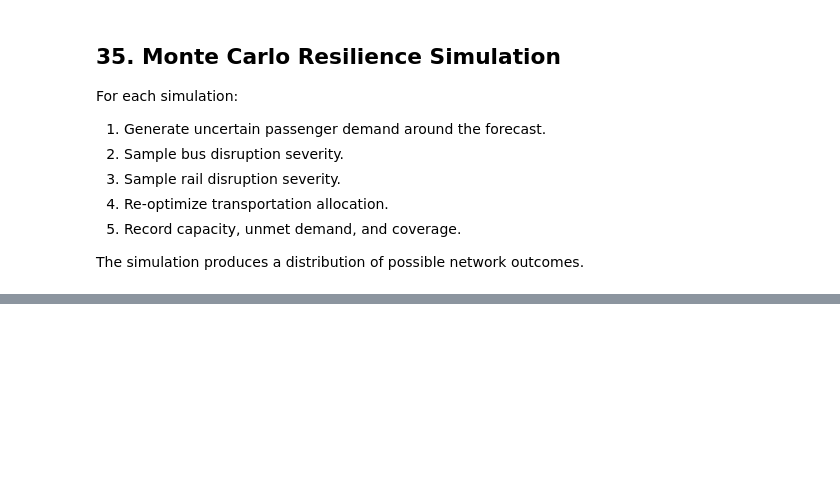
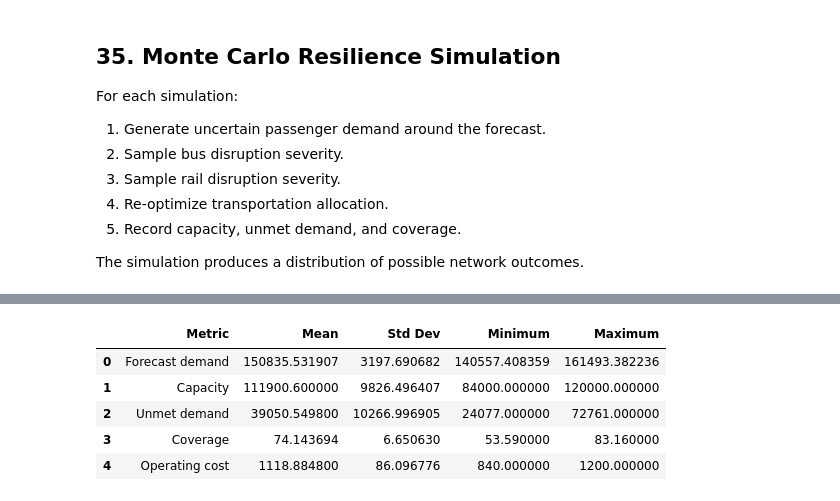
Before and after one commit to abhisarthak/public-transport-demand-planning, a Jupyter notebook: notebooks/03_fleet_optimization.ipynb, the cells around one changed output, grey strips where cells are left out. Drawn from its saved outputs; the diff is of its cells as text; code cells hidden in the pictures; blank space fills up the shorter version.

Commit message:
MONTE CARLO RISK INDICATORS

```diff
--- a/notebooks/03_fleet_optimization.ipynb
+++ b/notebooks/03_fleet_optimization.ipynb
@@ -3107,3 +3107,58 @@ Monte Carlo simulations completed: 5000
 | 7 | 8 | 151611.136726 | 0.0 | 0.0 | 120000 | 1350 | ... |
 | 8 | 9 | 150540.619820 | 20.0 | 0.0 | 116000 | 2791 | ... |
 | 9 | 10 | 152548.268601 | 0.0 | 0.0 | 120000 | 1106 | ... |
+# %%
+# ============================================
+# 36. MONTE CARLO SUMMARY STATISTICS
+# ============================================
+
+mc_summary = pd.DataFrame({
+    "Metric": [
+        "Forecast demand",
+        "Capacity",
+        "Unmet demand",
+        "Coverage",
+        "Operating cost"
+    ],
+
+    "Mean": [
+        monte_carlo_results["forecast_demand"].mean(),
+        monte_carlo_results["capacity"].mean(),
+        monte_carlo_results["unmet_demand"].mean(),
+        monte_carlo_results["coverage_pct"].mean(),
+        monte_carlo_results["operating_cost"].mean()
+    ],
+
+    "Std Dev": [
+        monte_carlo_results["forecast_demand"].std(),
+        monte_carlo_results["capacity"].std(),
+        monte_carlo_results["unmet_demand"].std(),
+        monte_carlo_results["coverage_pct"].std(),
+        monte_carlo_results["operating_cost"].std()
+    ],
+
+    "Minimum": [
+        monte_carlo_results["forecast_demand"].min(),
+        monte_carlo_results["capacity"].min(),
+        monte_carlo_results["unmet_demand"].min(),
+        monte_carlo_results["coverage_pct"].min(),
+        monte_carlo_results["operating_cost"].min()
+    ],
+
+    "Maximum": [
+        monte_carlo_results["forecast_demand"].max(),
+        monte_carlo_results["capacity"].max(),
+        monte_carlo_results["unmet_demand"].max(),
+        monte_carlo_results["coverage_pct"].max(),
+        monte_carlo_results["operating_cost"].max()
+    ]
+})
+
+mc_summary
+# %% [output]
+|  | Metric | Mean | Std Dev | Minimum | Maximum |
+| 0 | Forecast demand | 150835.531907 | 3197.690682 | 140557.408359 | 161493.382236 |
+| 1 | Capacity | 111900.600000 | 9826.496407 | 84000.000000 | 120000.000000 |
+| 2 | Unmet demand | 39050.549800 | 10266.996905 | 24077.000000 | 72761.000000 |
+| 3 | Coverage | 74.143694 | 6.650630 | 53.590000 | 83.160000 |
+| 4 | Operating cost | 1118.884800 | 86.096776 | 840.000000 | 1200.000000 |
```
Also changed, not shown: parts of 1 cell of this notebook.
